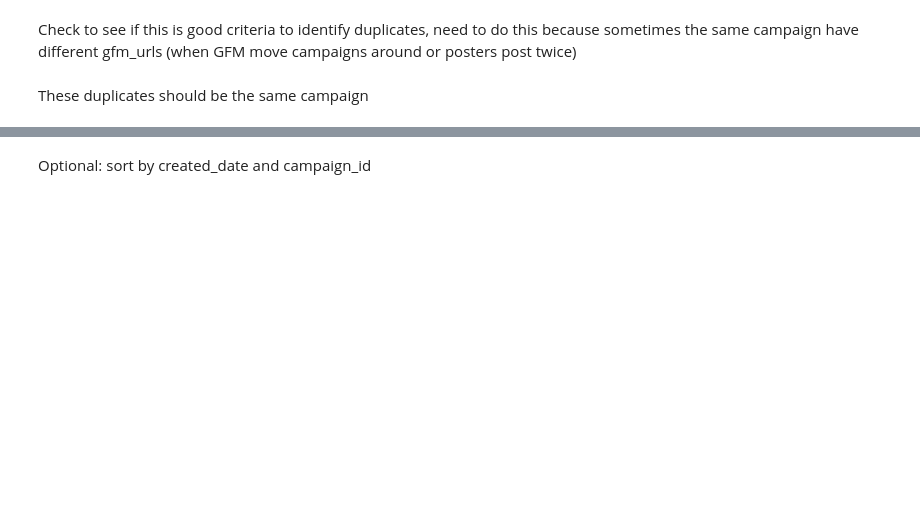
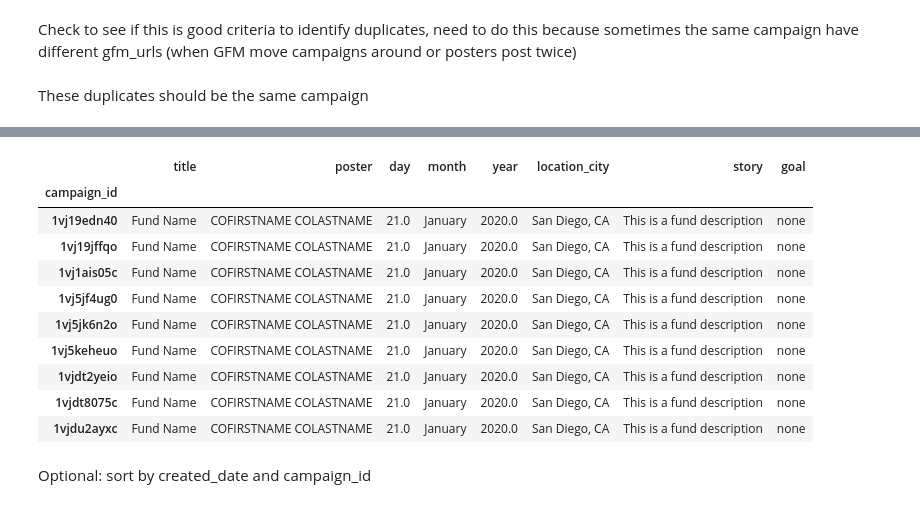
Before and after one commit to silverer/cancer-crowdfunding-explorer, a Jupyter notebook: notebooks/Make master tables.ipynb, the cells around one changed output, grey strips where cells are left out. Drawn from its saved outputs; the diff is of its cells as text; code cells hidden in the pictures; blank space fills up the shorter version.

```diff
--- a/notebooks/Make master tables.ipynb
+++ b/notebooks/Make master tables.ipynb
@@ -435 +795,5 @@ dfs_all_decent.loc[:,['created_date','day','month','year']].head()
+# %%
+dfs_all_decent = pd.read_csv(
+    data_io.input_raw/'scrape_output'/'all_output_successful_and_cleaned.csv',
+    index_col=[0],encoding='utf-8',sep='|')
 # %% [markdown]
@@ -437,7 +801,8 @@ dfs_all_decent.loc[:,['created_date','day','month','year']].head()
 # %%
-dfs_all_decent = dfs_all_decent.assign(cleaned_location=dfs_all_decent.location.apply(lambda x: x.lower().strip()))
-dfs_unique = keep_best_duplicate(dfs_all_decent,subset=['campaign_title','organizer','day','month','year',
-                                                        'cleaned_location'],use_tqdm=True)
-exclusion_df.loc['total','duplicate_title_organizer_date_loc'] = len(dfs_unique)
-exclusion_df.loc['deleted', 'duplicate_title_organizer_date_loc'] = len(dfs_all_decent) - len(dfs_unique)
+#### Keep best duplicate by campaign_title, organizer, date created, and location
+dfs_all_decent = dfs_all_decent.assign(cleaned_location_city=dfs_all_decent.location_city.apply(lambda x: x.lower().strip()))
+dfs_unique = utils.keep_best_duplicate(dfs_all_decent,subset=['title','poster','day','month','year',
+                                                        'cleaned_location_city'],use_tqdm=use_tqdm)
+#exclusion_df.loc['total','duplicate_title_organizer_date_loc'] = len(dfs_unique)
+#exclusion_df.loc['deleted', 'duplicate_title_organizer_date_loc'] = len(dfs_all_decent) - len(dfs_unique)
 print(dfs_all_decent.shape,dfs_unique.shape)
@@ -448,7 +813,7 @@ print(dfs_all_decent.shape,dfs_unique.shape)
 # %% [markdown]
 Check to see if this is good criteria to identify duplicates, need to do this because sometimes the same campaign have different gfm_urls (when GFM move campaigns around or posters post twice)
 # %%
-dfs_all_decent_gb = dfs_all_decent.groupby(['campaign_title','organizer','day','month','year','cleaned_location'])
+dfs_all_decent_gb = dfs_all_decent.groupby(['title','poster','day','month','year','cleaned_location_city'])
 gb_size=dfs_all_decent_gb.size().sort_values(ascending=False)
 any_nonu = gb_size>1
 nonu_indexes =  any_nonu.index[any_nonu]
@@ -459,7 +838,19 @@ gb_size[any_nonu] # groups that are not unique
 # %%
-sample_dup=dfs_all_decent_gb.get_group(nonu_indexes[8]) # example of one group
+sample_dup=dfs_all_decent_gb.get_group(nonu_indexes[2]) # example of one group
 # %%
-sample_dup[['campaign_title','organizer','day','month','year','cleaned_location','story','goal','status']]
+sample_dup[['title','poster','day','month','year','location_city','story','goal']]
 # same campaign but diff campaign_id
+# %% [output]
+|  | title | poster | day | month | year | location_city | story | goal |
+| campaign_id |  |  |  |  |  |  |  |  |
+| 1vj19edn40 | Fund Name | COFIRSTNAME COLASTNAME | 21.0 | January | 2020.0 | San Diego, CA | This is a fund description | none |
+| 1vj19jffqo | Fund Name | COFIRSTNAME COLASTNAME | 21.0 | January | 2020.0 | San Diego, CA | This is a fund description | none |
+| 1vj1ais05c | Fund Name | COFIRSTNAME COLASTNAME | 21.0 | January | 2020.0 | San Diego, CA | This is a fund description | none |
+| 1vj5jf4ug0 | Fund Name | COFIRSTNAME COLASTNAME | 21.0 | January | 2020.0 | San Diego, CA | This is a fund description | none |
+| 1vj5jk6n2o | Fund Name | COFIRSTNAME COLASTNAME | 21.0 | January | 2020.0 | San Diego, CA | This is a fund description | none |
+| 1vj5keheuo | Fund Name | COFIRSTNAME COLASTNAME | 21.0 | January | 2020.0 | San Diego, CA | This is a fund description | none |
+| 1vjdt2yeio | Fund Name | COFIRSTNAME COLASTNAME | 21.0 | January | 2020.0 | San Diego, CA | This is a fund description | none |
+| 1vjdt8075c | Fund Name | COFIRSTNAME COLASTNAME | 21.0 | January | 2020.0 | San Diego, CA | This is a fund description | none |
+| 1vjdu2ayxc | Fund Name | COFIRSTNAME COLASTNAME | 21.0 | January | 2020.0 | San Diego, CA | This is a fund description | none |
 # %% [markdown]
 Optional: sort by created_date and campaign_id
```
Also changed, not shown: parts of 115 cells of this notebook, 6 other files.
